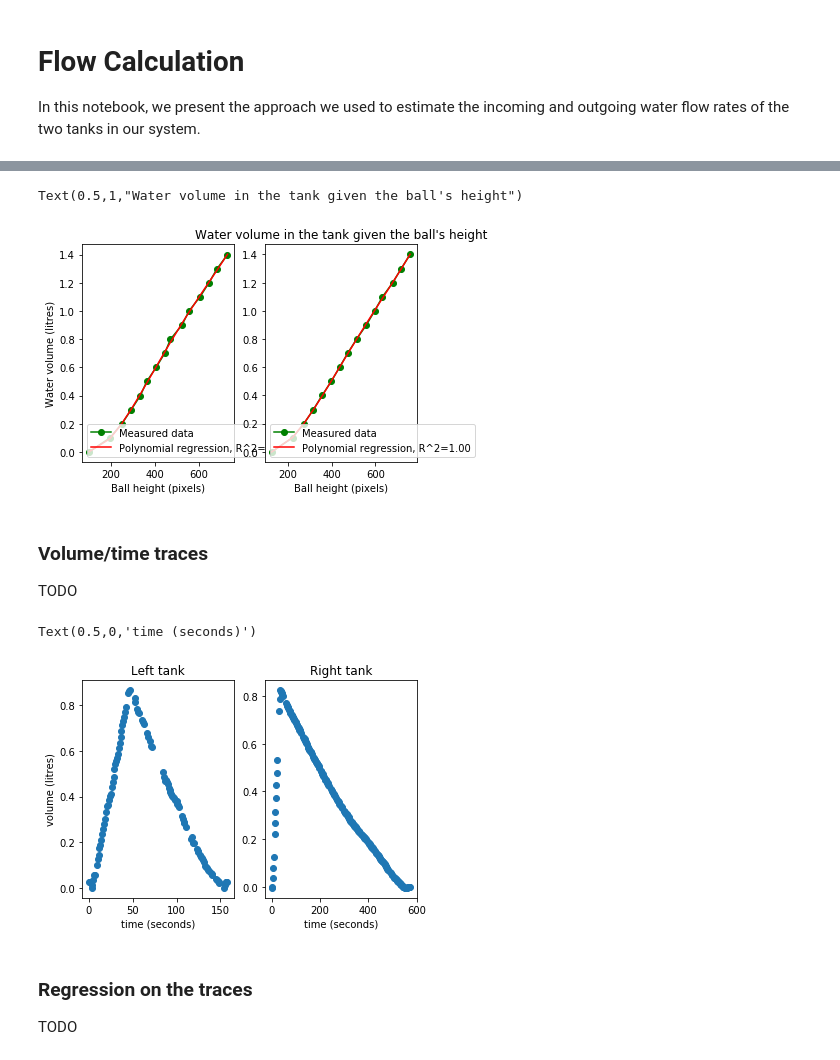
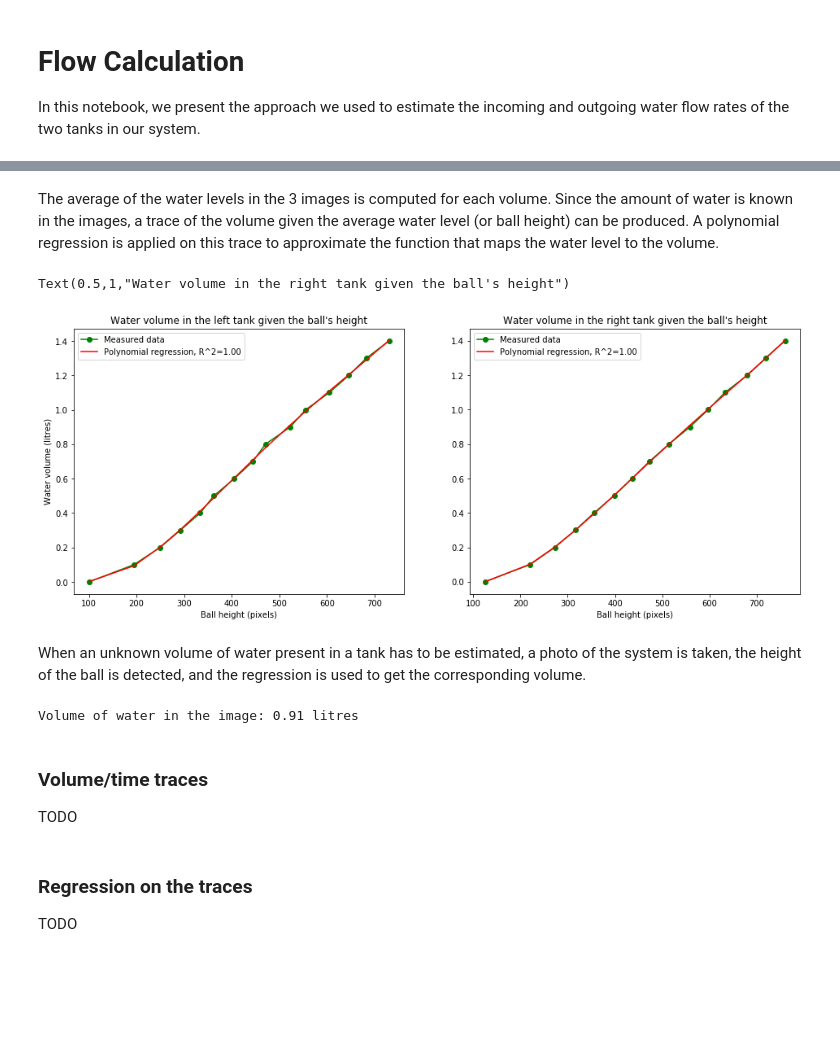
Before and after one commit to crestdsl/CREST, a Jupyter notebook: FlowCalculation.ipynb, the cells around one changed output, grey strips where cells are left out. Drawn from its saved outputs; the diff is of its cells as text; code cells hidden in the pictures; blank space fills up the shorter version.

Commit message:
Add utils script, samples images for volumes, update flow calculation notebook

```diff
--- a/FlowCalculation.ipynb
+++ b/FlowCalculation.ipynb
@@ -7,30 +49,10 @@ TODO
+# %% [markdown]
+The average of the water levels in the 3 images is computed for each volume. Since the amount of water is known in the images, a trace of the volume given the average water level (or ball height) can be produced. A polynomial regression is applied on this trace to approximate the function that maps the water level to the volume.
 # %%
-import numpy as np
-import matplotlib.pyplot as plt
+from utils import load_data
 from sklearn.linear_model import LinearRegression
 from sklearn.metrics import r2_score
 
-
-def load_data(csv_file):
-    """
-    Load the x and y values saved in a csv file in two numpy arrays.
-
-    Args:
-        csv_file: The path to the file that must be read.
-
-    Returns:
-        A tuple of two numpy arrays containing the x and y values extracted
-        from the input .csv file.
-    """
-    data = []
-    with open(csv_file, 'r') as input_data:
-        for line in input_data:
-            line = line.split(', ')
-            data.append((float(line[0]), float(line[1])))
-
-        x, y = zip(*sorted(data))
-        x, y = np.array(x).reshape(-1, 1), np.array(y).reshape(-1, 1)
-        return (x, y)
 
 # The traces of the water volume given the ball height for the left and right tank
 # are loaded.
@@ -41,36 +63,52 @@ x_right, y_right = load_data('files/height_volume_right.csv')
 x_powers_left = np.c_[x_left, np.square(x_left), np.power(x_left, 3), np.power(x_left, 4)]
 x_powers_right = np.c_[x_right, np.square(x_right), np.power(x_right, 3), np.power(x_right, 4)]
 
 reg_left = LinearRegression()
 reg_left.fit(x_powers_left, y_left)
 y_pred_left = reg_left.predict(x_powers_left)
 r2_left = r2_score(y_left, y_pred_left)
 
 reg_right = LinearRegression()
 reg_right.fit(x_powers_right, y_right)
 y_pred_right = reg_right.predict(x_powers_right)
 r2_right = r2_score(y_right, y_pred_right)
 
 # Plot of the results.
 fig = plt.figure()
 ax1 = fig.add_subplot(1,2,1)
 ax1.plot(x_left, y_left, '-og')
 ax1.plot(x_left, y_pred_left, '-r')
 ax1.legend(["Measured data",
             "Polynomial regression, R^2={:.2f}".format(r2_left)])
+ax1.set_title("Water volume in the left tank given the ball's height")
 plt.xlabel('Ball height (pixels)')
 plt.ylabel('Water volume (litres)')
 
 ax2 = fig.add_subplot(1,2,2)
 ax2.plot(x_right, y_right, '-og')
 ax2.plot(x_right, y_pred_right, '-r')
 ax2.legend(["Measured data",
             "Polynomial regression, R^2={:.2f}".format(r2_right)])
 plt.xlabel('Ball height (pixels)')
-plt.title("Water volume in the tank given the ball's height")
+ax2.set_title("Water volume in the right tank given the ball's height")
 # %% [output]
-Text(0.5,1,"Water volume in the tank given the ball's height")
+Text(0.5,1,"Water volume in the right tank given the ball's height")
-[figure, old version]
+[figure, new version]
+# %% [markdown]
+When an unknown volume of water present in a tank has to be estimated, a photo of the system is taken, the height of the ball is detected, and the regression is used to get the corresponding volume.
+# %%
+from utils import get_ball_height
+
+image = imageio.imread('files/system_image.jpg')
+
+ball_height = get_ball_height(image, 80, right_crop['topleft'], right_crop['bottomright'])
+
+height_powers = np.c_[ball_height, np.square(ball_height), np.power(ball_height, 3), np.power(ball_height, 4)]
+
+volume = reg_right.predict(height_powers)
+print("Volume of water in the image: {:.2f} litres".format(volume[0][0]))
+# %% [output]
+Volume of water in the image: 0.91 litres
 # %% [markdown]
 ### Volume/time traces
 TODO
@@ -90,9 +128,6 @@ ax2 = fig.add_subplot(1,2,2)
 ax2.plot(xflow_right, yflow_right, 'o')
 ax2.set_title("Right tank")
 plt.xlabel('time (seconds)')
-# %% [output]
-Text(0.5,0,'time (seconds)')
-[figure, removed]
 # %% [markdown]
 ### Regression on the traces
 TODO
```
Also changed, not shown: parts of 5 cells of this notebook, 5 other files.
